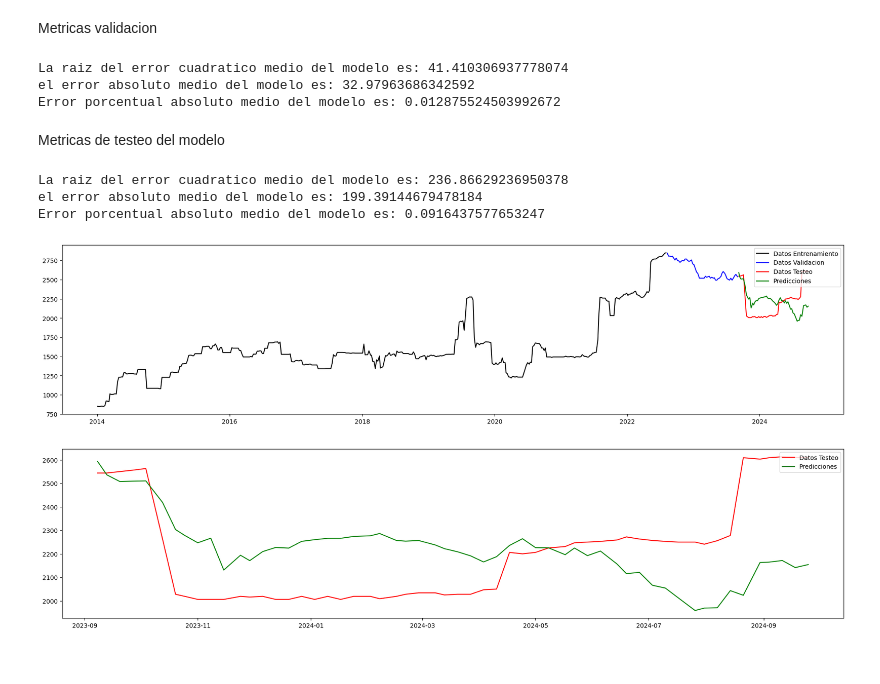
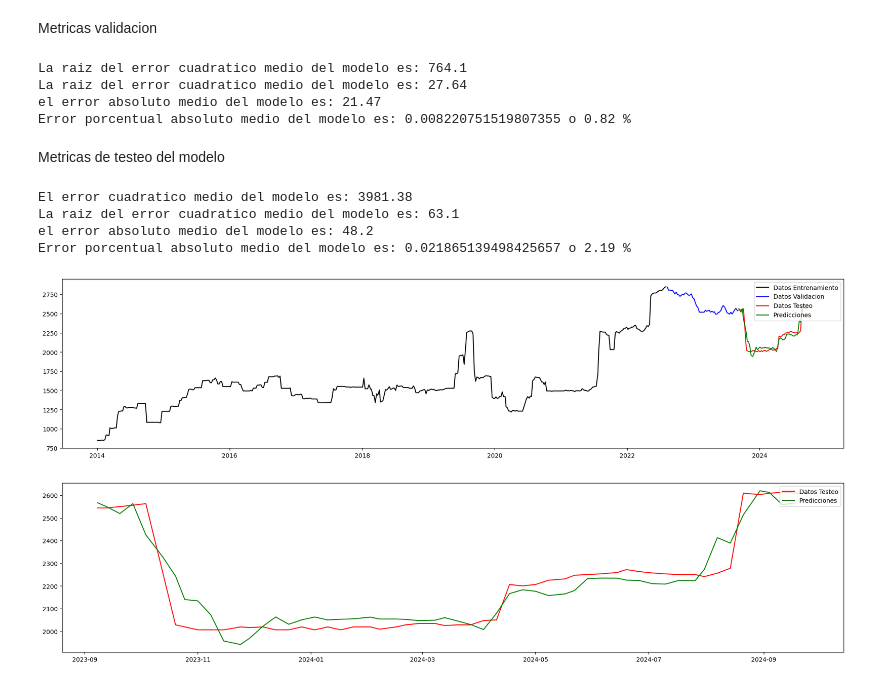
Before and after one commit to ivanpalenciab/Prediccion-atlantico, a Jupyter notebook: 1_XG_boost_EMD.ipynb, the cells around one changed output. Saved outputs shown, nothing was run; the diff lists cells and outputs as text; code cells hidden in the pictures.

Commit message:
modelo XGboost con precios de futuro del maíz

```diff
--- a/1_XG_boost_EMD.ipynb
+++ b/1_XG_boost_EMD.ipynb
@@ -750,4 +370,0 @@ porcentaje de error absoluto medio entre pliegues 0.030448848381638527
-# %%
-score = np.sqrt(mean_squared_error(datos_testeo_m5[OBJETIVO],prediccion_modo_5))
-
-print(f"El error Cuadratico medio del modelo es {score}")
@@ -773,8 +374,8 @@ prediccion_modo_5 = modo_5_scaler.inverse_transform(prediccion_modo_5.reshape(-1
 residuo_values = residuo.values
 residuo_values = residuo_values.astype('float32')
 residuo_scaler = MinMaxScaler(feature_range=(-1, 1))
-residuo_values = residuo_values.reshape(-1, 1)
 residuo_escalado =  pd.DataFrame(residuo_scaler.fit_transform(residuo_values), columns=residuo.columns,index=residuo.index)
 residuo_sup = add_lags(residuo_escalado, PASOS)
+residuo_sup = pd.merge( residuo_sup,futuros_escalada,left_index=True, right_index=True, how='inner')
 residuo_sup.head(5)
 # %% [output]
@@ -839,9 +439,9 @@ for train_idx, val_idx in tss.split(residuo_sup[:division_validacion]) :
     reg = xgb.XGBRegressor( base_score= None , booster= None ,
                            n_estimators= 1000 ,
                            early_stopping_rounds= 50 ,
-                           max_depth= 2 ,
+                           max_depth= 8 ,
                            learning_rate= 0.2,
-                            subsample=0.9)
+                            subsample=0.8)
     reg.fit(X_train, y_train,
             eval_set=[(X_train, y_train), (X_test, y_test)],
             verbose=0)
@@ -892,7 +492,7 @@ prediccion_residuo = residuo_scaler.inverse_transform(prediccion_residuo.reshape
 # Ensemble
 vamos a hacer el ensemble de todos los modelos para obtener el modelo final
 # %%
-predicciones_emd = prediccion_modo_1 + prediccion_modo_2 + prediccion_modo_3 + prediccion_modo_4 + prediccion_modo_5 + prediccion_residuo
+predicciones_emd = prediccion_modo_1 + prediccion_modo_2 + prediccion_residuo
 # %%
 total_datos=len(datos_emd.PROMEDIO)
 porcentaje_entrenamiento, porcentaje_validacion = 0.8,0.1
@@ -905,53 +505,59 @@ datos_testeo = datos_emd[division_validacion:total_datos]
 # %% [markdown]
 Metricas validacion
 # %%
-validacion = validacion_modo_1 + validacion_modo_2 + validacion_modo_3 + validacion_modo_4 + validacion_modo_5 + validacion_residuo
+validacion = validacion_modo_1 + validacion_modo_2 + validacion_residuo
+ecm_validacion = mean_squared_error(validacion,datos_validacion.PROMEDIO[:-1])
 recm_validacion = np.sqrt(mean_squared_error(validacion,datos_validacion.PROMEDIO[:-1]))
 eam_validacion = mean_absolute_error( validacion,datos_validacion.PROMEDIO[:-1])
 EPAM_validacion = mean_absolute_percentage_error( validacion,datos_validacion.PROMEDIO[:-1])
 
 
 #Imprimir las metricas de validacion del modelo
-print ( f'La raiz del error cuadratico medio del modelo es: {recm_validacion} ' )
-print ( f'el error absoluto medio del modelo es: {eam_validacion} ' )
-print(f"Error porcentual absoluto medio del modelo es: {EPAM_validacion}")
+print ( f'La raiz del error cuadratico medio del modelo es: {round(ecm_validacion,2)} ' )
+print ( f'La raiz del error cuadratico medio del modelo es: {round(recm_validacion,2)} ' )
+print ( f'el error absoluto medio del modelo es: {round(eam_validacion,2)} ' )
+print(f"Error porcentual absoluto medio del modelo es: {EPAM_validacion} o {round(EPAM_validacion *100,2)} %")
 # %% [output]
-La raiz del error cuadratico medio del modelo es: 41.410306937778074
-el error absoluto medio del modelo es: 32.97963686342592
-Error porcentual absoluto medio del modelo es: 0.012875524503992672
+La raiz del error cuadratico medio del modelo es: 764.1
+La raiz del error cuadratico medio del modelo es: 27.64
+el error absoluto medio del modelo es: 21.47
+Error porcentual absoluto medio del modelo es: 0.008220751519807355 o 0.82 %
 # %% [markdown]
 Metricas de testeo del modelo
 # %%
-recm = np.sqrt(mean_squared_error( predicciones_emd,datos_testeo.PROMEDIO))
-eam = mean_absolute_error( predicciones_emd,datos_testeo.PROMEDIO)
-EPAM = mean_absolute_percentage_error(predicciones_emd,datos_testeo.PROMEDIO)
+ecm = mean_squared_error( predicciones_emd,datos_testeo.PROMEDIO[:-1])
+recm =np.sqrt(mean_squared_error( predicciones_emd,datos_testeo.PROMEDIO[:-1]))
+eam = mean_absolute_error( predicciones_emd,datos_testeo.PROMEDIO[:-1])
+EPAM = mean_absolute_percentage_error(predicciones_emd,datos_testeo.PROMEDIO[:-1])
 
 
 #Imprimir las metricas de validacion del modelo
-print ( f'La raiz del error cuadratico medio del modelo es: {recm} ' )
-print ( f'el error absoluto medio del modelo es: {eam} ' )
-print(f"Error porcentual absoluto medio del modelo es: {EPAM}")
+print ( f'El error cuadratico medio del modelo es: {round(ecm,2)} ' )
+print ( f'La raiz del error cuadratico medio del modelo es: {round(recm,2)} ' )
+print ( f'el error absoluto medio del modelo es: {round(eam,2)} ' )
+print(f"Error porcentual absoluto medio del modelo es: {EPAM} o {round(EPAM * 100 , 2)} %")
 # %% [output]
-La raiz del error cuadratico medio del modelo es: 236.86629236950378
-el error absoluto medio del modelo es: 199.39144679478184
-Error porcentual absoluto medio del modelo es: 0.0916437577653247
+El error cuadratico medio del modelo es: 3981.38
+La raiz del error cuadratico medio del modelo es: 63.1
+el error absoluto medio del modelo es: 48.2
+Error porcentual absoluto medio del modelo es: 0.021865139498425657 o 2.19 %
 # %%
 fig, ax = plt.subplots(figsize=(23, 5))
 ax.plot(datos_entrenamiento.index,datos_entrenamiento.PROMEDIO,color='black',label = 'Datos Entrenamiento')
 ax.plot(datos_validacion.index,datos_validacion.PROMEDIO,color='blue',label = 'Datos Validacion')
 ax.plot(datos_testeo.index,datos_testeo.PROMEDIO,color='red',label = 'Datos Testeo')
 #ax.plot(datos_validacion.index,validacion,color='orange',label = 'Datos Testeo')
-ax.plot(datos_testeo.index,predicciones_emd,color='Green',label = 'Predicciones')
+ax.plot(datos_testeo.index[:-1],predicciones_emd,color='Green',label = 'Predicciones')
 ax.legend(loc = 'upper right')
 plt.show()
 # %% [output]
-[figure, old version]
+[figure, new version]
 # %%
 fig, ax = plt.subplots(figsize=(23, 5))
 ax.plot(datos_testeo.index,datos_testeo.PROMEDIO,color='red',label = 'Datos Testeo')
-ax.plot(datos_testeo.index,predicciones_emd,color='Green',label = 'Predicciones')
+ax.plot(datos_testeo.index[:-1],predicciones_emd,color='Green',label = 'Predicciones')
 ax.legend(loc = 'upper right')
 plt.show()
 # %% [output]
-[figure, old version]
+[figure, new version]
 # %%
```
Also changed, not shown: parts of 58 cells of this notebook.
